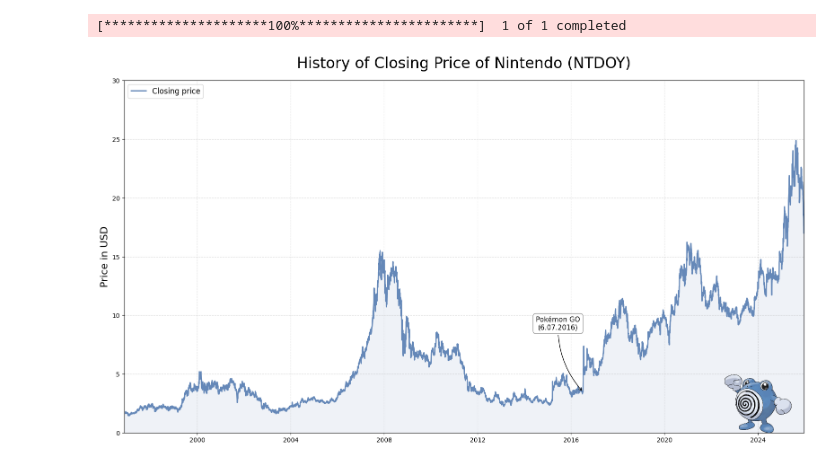
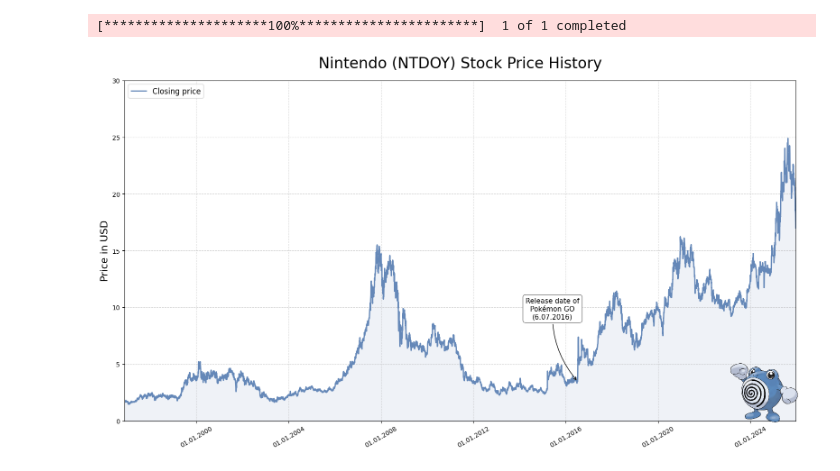
Before and after one commit to HiczHicz/PokemonFullProject, a Jupyter notebook: nintendo.ipynb, the cells around one changed output. Cells and saved outputs as stored; diff of their text form; code cells hidden in the pictures.

Commit message:
nintendo comments done

```diff
--- a/nintendo.ipynb
+++ b/nintendo.ipynb
@@ -9,49 +1,56 @@ nintendo='NTDOY'
 # %%
+import matplotlib.pyplot as plt
+import pandas as pd
 import yfinance as yf
-import matplotlib.pyplot as plt
+from matplotlib.offsetbox import OffsetImage, AnnotationBbox
+import matplotlib.dates as mdates
 
-# 1. Pobranie danych
+#..pobieramy dane za pomocą yfinance - data ustawi się jako indeks
 df = yf.download('NTDOY', period='max')
-#.. yfinance zwraca dataframe w 2D, a potrzebujemy series w 1D.  Użyjemy .squeeze()
+#..yfinance zwraca dataframe w 2D, a potrzebujemy series w 1D aby zastosować fill_between.  Użyjemy .squeeze()
 close_price = df['Close'].squeeze()
 
-
+#..tworzenie wykresu
 fig, ax = plt.subplots(figsize=(16, 9))
 ax.plot(df.index, close_price, color='#6588b8', linewidth=2, label='Closing price')
 ax.fill_between(df.index, close_price, color='#6588b8', alpha=0.1)
-
-ax.set_title('History of Closing Price of Nintendo (NTDOY)', fontsize=24, pad=20)
-ax.set_ylabel('Price in USD', fontsize=16)
 ax.grid(True, linestyle='--', alpha=0.5)
 ax.legend(fontsize=12, loc='upper left')
-ax.set_xlim(df.index.min(), df.index.max()) # Ustawienie limitów X na zakres danych
+ax.set_xlim(df.index.min(), df.index.max())
 ax.set_ylim(0,30)
 
+#..dodanie strzałki z dniem wydania gry mobilnej Pokemon GO
 pogo_date = pd.Timestamp('2016-07-06')
 price_at_date = close_price.asof(pogo_date)
 ax.annotate(
-    'Pokémon GO\n(6.07.2016)', # Tekst (używamy \n dla nowej linii)
-    xy=(pogo_date, price_at_date),          # Dokąd strzałka celuje (Data, Cena)
-    xytext=(-40, 100),                      # Gdzie jest tekst (przesunięcie w punktach: w lewo, w górę)
-    textcoords='offset points',             # Interpretacja xytext jako przesunięcia
-    arrowprops=dict(facecolor='black', arrowstyle='->', connectionstyle="arc3,rad=.2"), # Styl strzałki
+    'Release date of\nPokémon GO\n(6.07.2016)',
+    xy=(pogo_date, price_at_date),          #..punkt w który celuje strzałka - (data, cena)
+    xytext=(-40, 100),                      #..gdzie ma być położony tekst (przesunięcie od początku strzałki)
+    textcoords='offset points',             #..interpreatacja xytext jako przesunięcia od początku strzałki
+    arrowprops=dict(facecolor='black', arrowstyle='->', connectionstyle="arc3,rad=.2"),
     fontsize=11,
-    ha='center', # Wyrównanie tekstu w poziomie
-    # Dodajemy białe tło pod tekstem, żeby był czytelny na siatce
-    bbox=dict(boxstyle="round,pad=0.4", fc="white", ec="gray", alpha=0.9)
+    ha='center',
+    bbox=dict(boxstyle="round,pad=0.4", fc="white", ec="gray")
 )
 
-#..Dodawanie pokemona do wykresu - Poliwhirl
+#..dodawanie pokemona do wykresu - Poliwhirl
 img = plt.imread('images/images/61.png')
 imagebox = OffsetImage(img, zoom=0.25)
-#..Oś x to daty -> punkt na współrzędnej X pd.Timestamp
-ab = AnnotationBbox(imagebox, xy=(pd.Timestamp('2024-01-01'), 2.45), frameon=False)
+#..oś x to daty -> punkt na współrzędnej X pd.Timestamp
+ab = AnnotationBbox(imagebox, xy=(pd.Timestamp('2024-08-01'), 2.45), frameon=False)
 ax.add_artist(ab)
 
+#..dodawanie opisu osi
+ax.set_title('Nintendo (NTDOY) Stock Price History', fontsize=24, pad=20)
+ax.set_ylabel('Price in USD', fontsize=16)
+
+#..ustawienie formatu daty na label osi x
+ax.xaxis.set_major_formatter(mdates.DateFormatter('%d.%m.%Y'))
+ax.tick_params(axis='x', rotation=30)
 
 plt.tight_layout()
 plt.savefig('nintendo.png')
 plt.show()
 # %% [output]
 [*********************100%***********************]  1 of 1 completed
-[figure, old version]
+[figure, new version]
```
Also changed, not shown: parts of 2 cells of this notebook, 3 other files.
